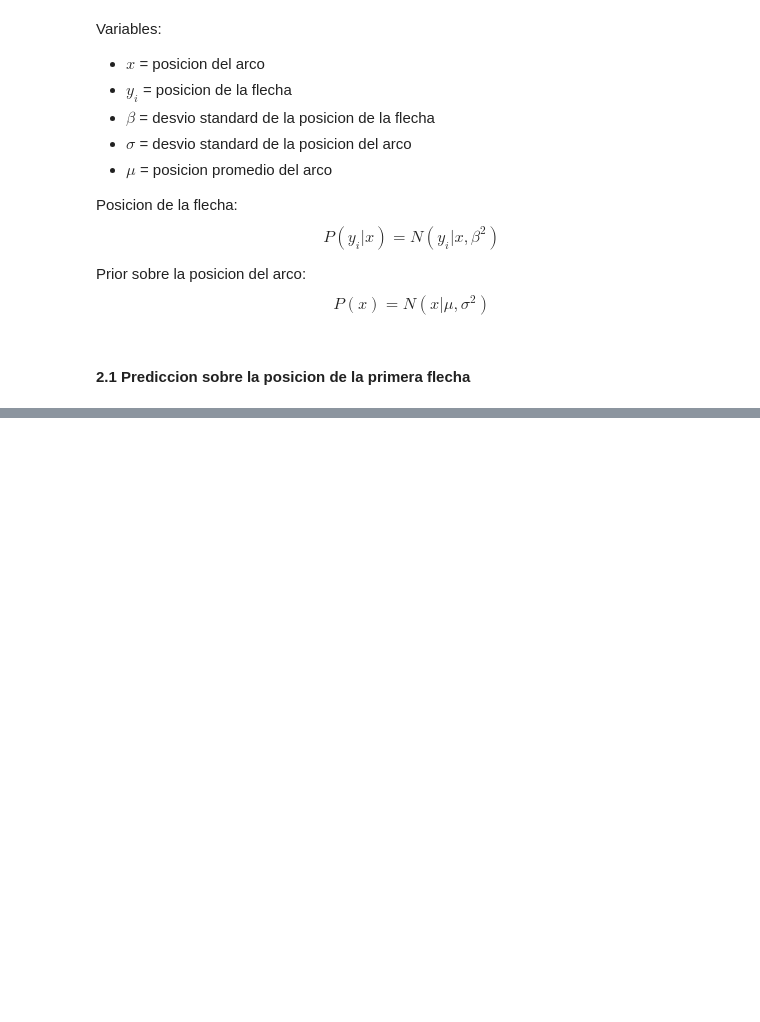
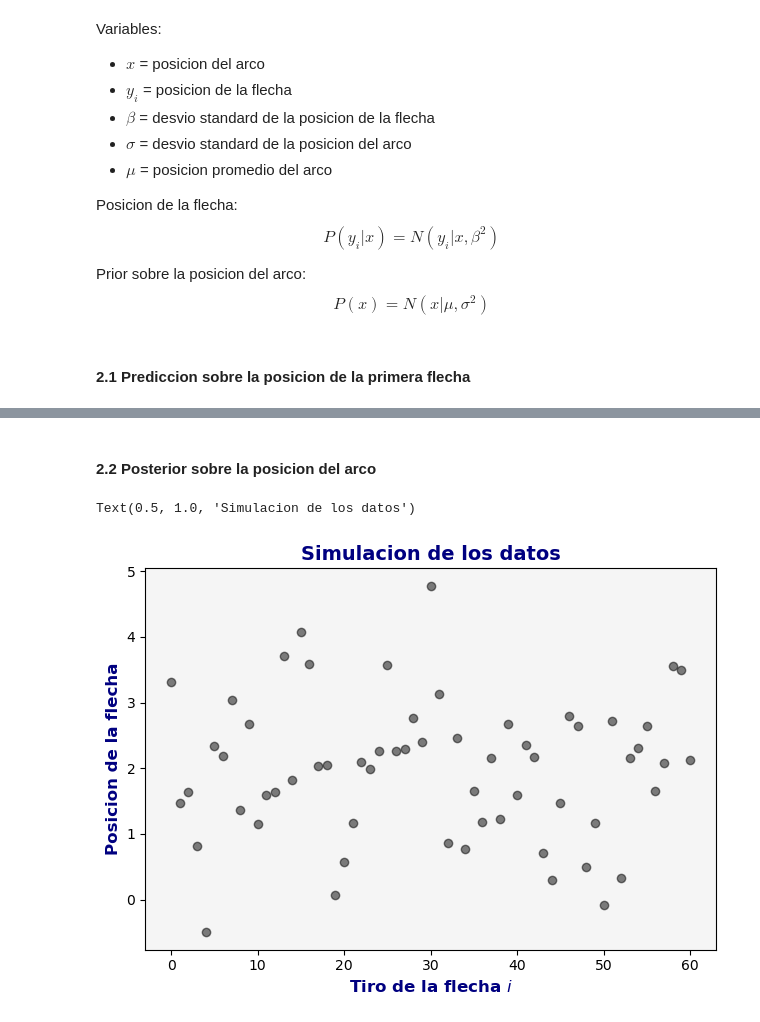
Before and after one commit to DamianPiuselli/Inferencia-Bayesiana-Causal, a Jupyter notebook: practica2/practica2.ipynb, the cells around one changed output, grey strips where cells are left out. Cells and saved outputs as stored; diff of their text form; code cells hidden in the pictures; blank space fills up the shorter version.

```diff
--- a/practica2/practica2.ipynb
+++ b/practica2/practica2.ipynb
@@ -220,0 +259,21 @@ plt.tight_layout()
+# %% [markdown]
+#### 2.2 Posterior sobre la posicion del arco
+# %%
+### Simulacion de los datos
+
+# parametros para x: mu=2, sigma=1.5
+# parametros para y: asumo que beta = 1
+
+np.random.seed(222)
+
+posiciones_arco = st.norm.rvs(loc=2, scale=0.6, size=61)
+posiciones_flecha = st.norm(loc=posiciones_arco, scale=1).rvs()
+
+
+plt.plot(posiciones_flecha, "o", color="black", alpha=0.5)
+plt.xlabel("Tiro de la flecha $i$")
+plt.ylabel("Posicion de la flecha")
+plt.title("Simulacion de los datos")
+# %% [output]
+Text(0.5, 1.0, 'Simulacion de los datos')
+[figure, added]
```
Also changed, not shown: parts of 12 cells of this notebook.
